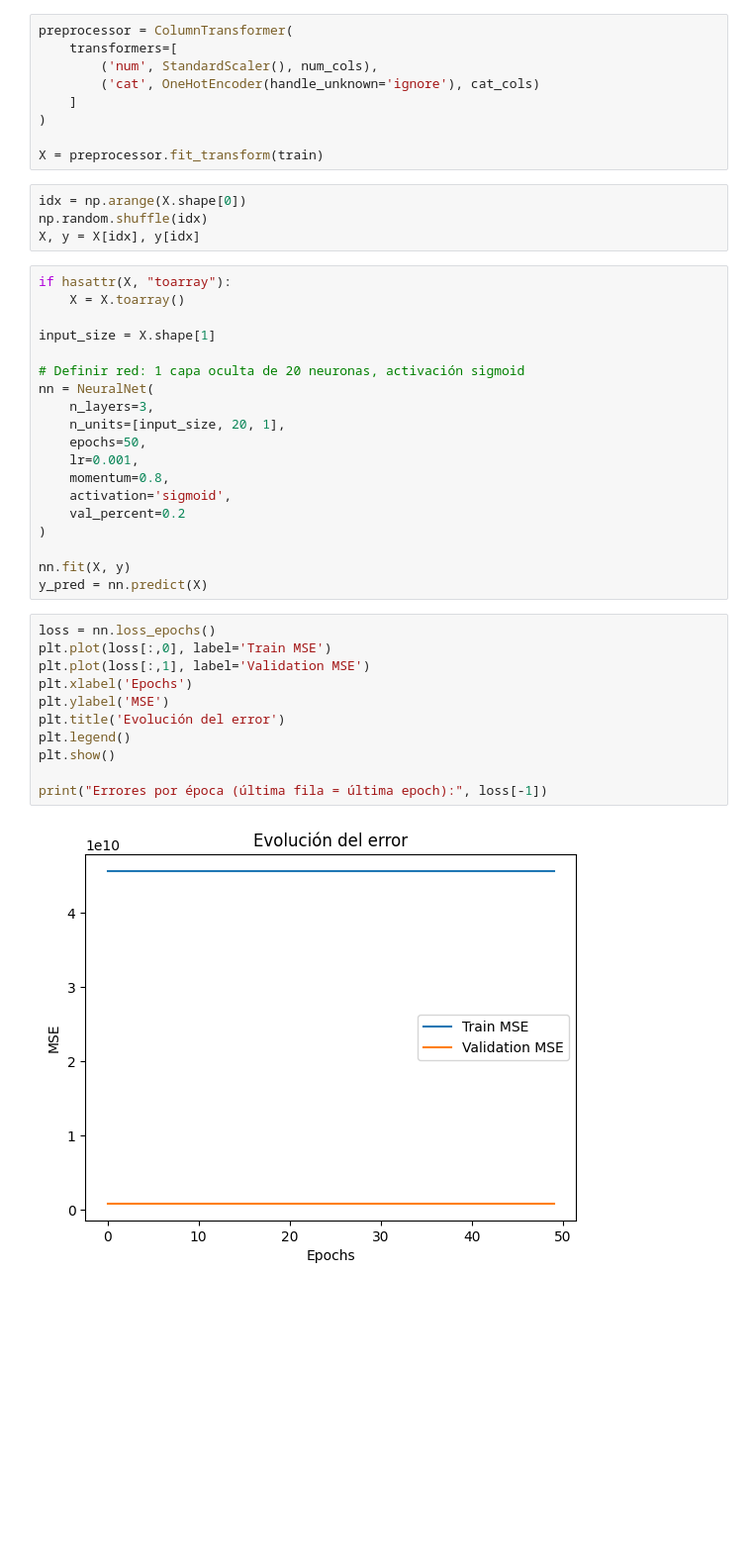
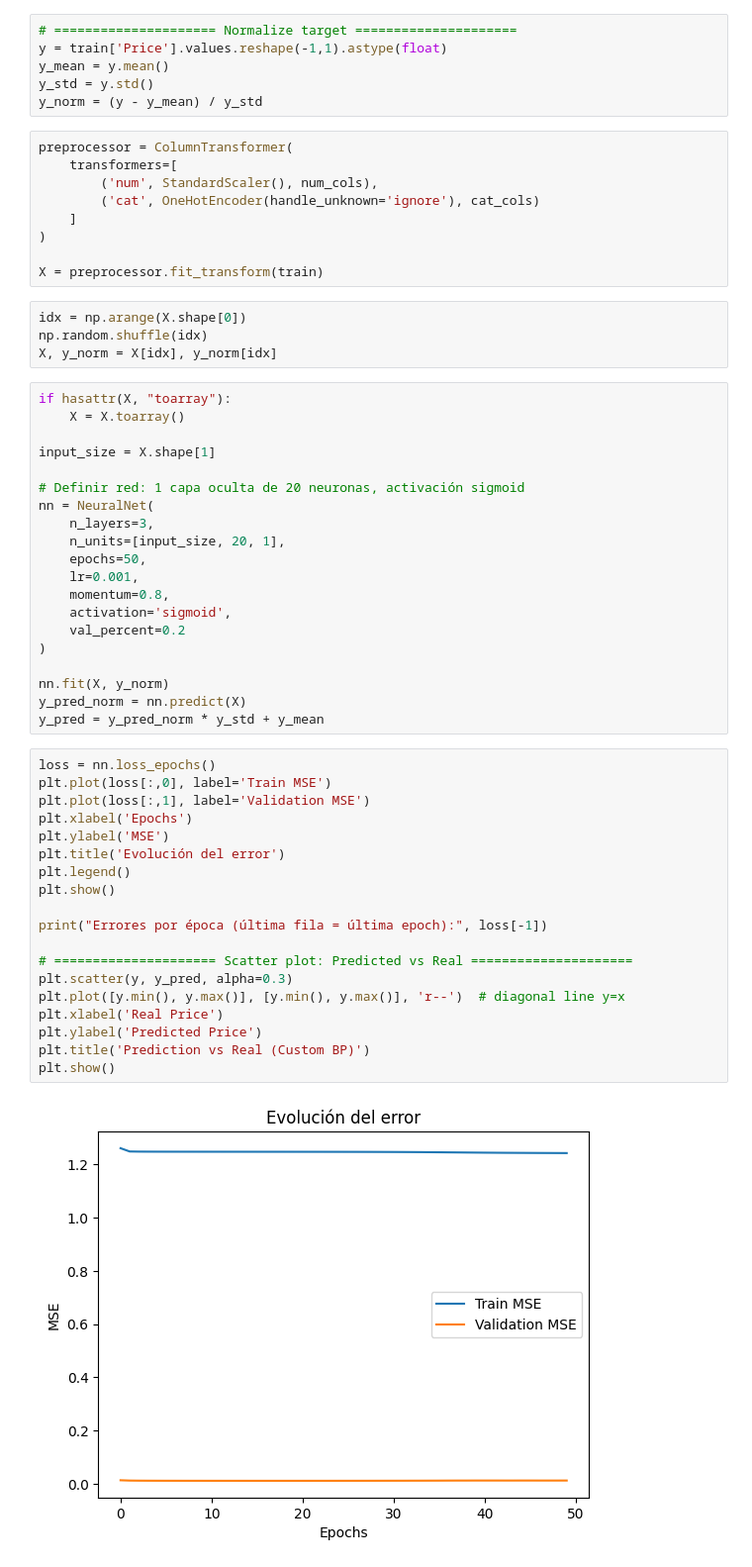
Before and after one commit to Aquiles29/NeuralAndEvo_Activitat1, a Jupyter notebook: notebooks/02_tests.ipynb, the cells around one changed output. Shown at 99% size. Cells and saved outputs as stored; diff of their text form; blank space fills up the shorter version.

```diff
--- a/notebooks/02_tests.ipynb
+++ b/notebooks/02_tests.ipynb
@@ -39,6 +39,12 @@ num_cols = ['Prod. year','Cylinders','Airbags','Engine volume','Mileage']
 
 # Variable objetivo
 y = train['Price'].values.reshape(-1,1)
+# %%
+# ===================== Normalize target =====================
+y = train['Price'].values.reshape(-1,1).astype(float)
+y_mean = y.mean()
+y_std = y.std()
+y_norm = (y - y_mean) / y_std
 # %%
 preprocessor = ColumnTransformer(
     transformers=[
@@ -51,7 +57,7 @@ X = preprocessor.fit_transform(train)
 # %%
 idx = np.arange(X.shape[0])
 np.random.shuffle(idx)
-X, y = X[idx], y[idx]
+X, y_norm = X[idx], y_norm[idx]
 # %%
 if hasattr(X, "toarray"):
     X = X.toarray()
@@ -69,18 +75,27 @@ nn = NeuralNet(
     val_percent=0.2
 )
 
-nn.fit(X, y)
-y_pred = nn.predict(X)
+nn.fit(X, y_norm)
+y_pred_norm = nn.predict(X)
+y_pred = y_pred_norm * y_std + y_mean
 # %%
 loss = nn.loss_epochs()
 plt.plot(loss[:,0], label='Train MSE')
 plt.plot(loss[:,1], label='Validation MSE')
 plt.xlabel('Epochs')
 plt.ylabel('MSE')
 plt.title('Evolución del error')
 plt.legend()
 plt.show()
 
 print("Errores por época (última fila = última epoch):", loss[-1])
+
+# ===================== Scatter plot: Predicted vs Real =====================
+plt.scatter(y, y_pred, alpha=0.3)
+plt.plot([y.min(), y.max()], [y.min(), y.max()], 'r--')  # diagonal line y=x
+plt.xlabel('Real Price')
+plt.ylabel('Predicted Price')
+plt.title('Prediction vs Real (Custom BP)')
+plt.show()
 # %% [output]
-[figure, old version]
+[figure, new version]
```
Also changed, not shown: parts of 1 cell of this notebook.
